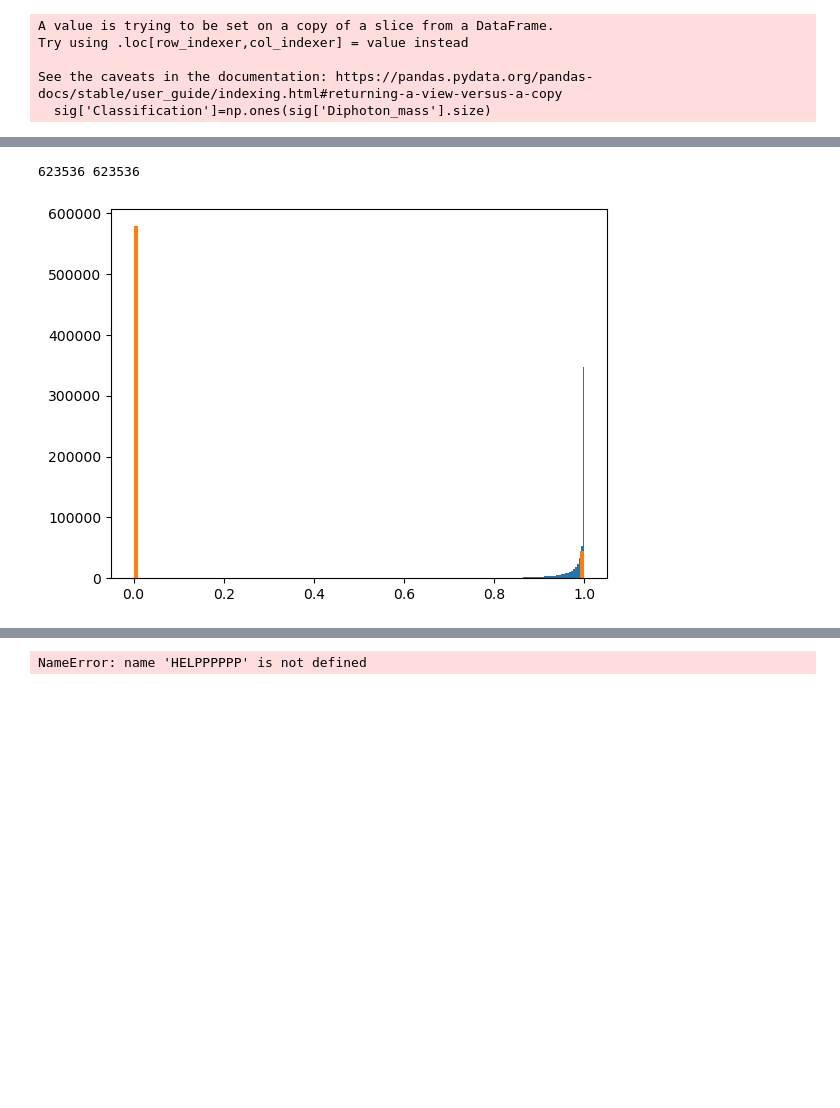
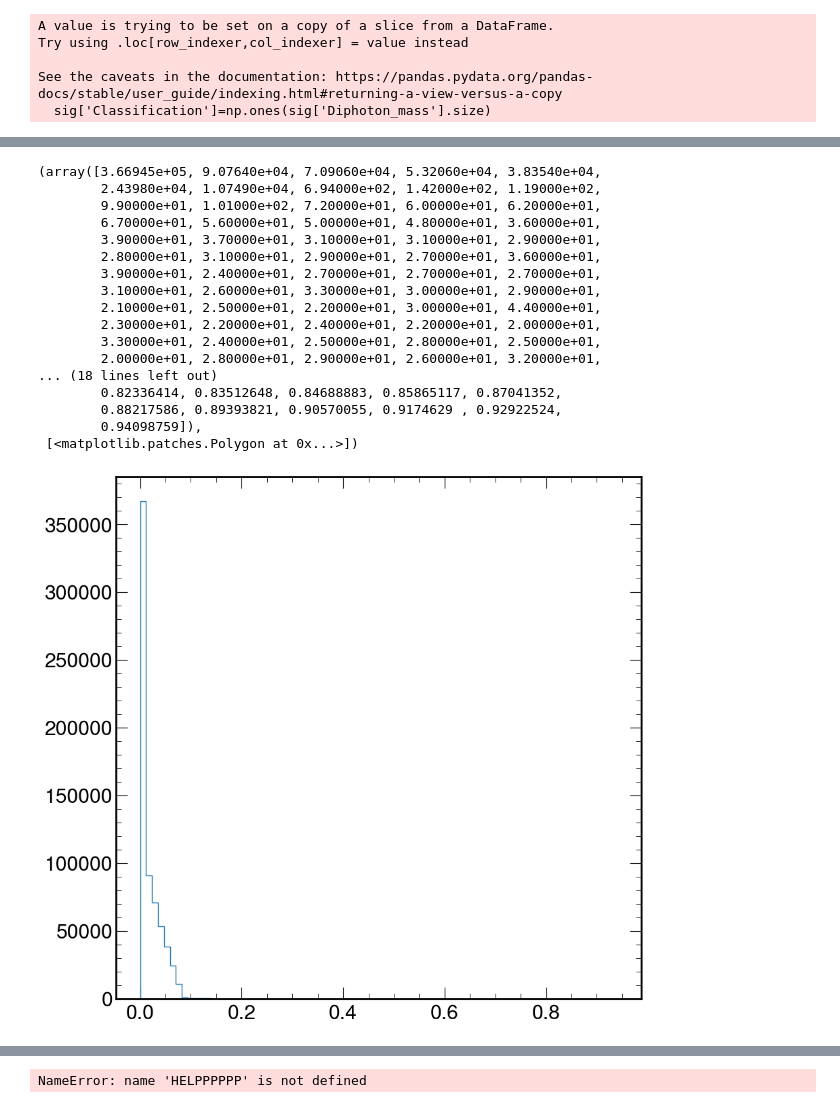
Before and after one commit to GanelNallamilli/CMS_Physics_PNN, a Jupyter notebook: JupNeuralNetwork.ipynb, the cells around one changed output, grey strips where cells are left out. Cells and saved outputs as stored; diff of their text form; code cells hidden in the pictures; blank space fills up the shorter version.

```diff
--- a/JupNeuralNetwork.ipynb
+++ b/JupNeuralNetwork.ipynb
@@ -7,6 +7,9 @@ import matplotlib.pyplot as plt
 import pandas as pd
 from sklearn.model_selection import train_test_split
 import numpy as np
+import mplhep as hep
+hep.style.use("CMS")
+
 
 df = pd.read_parquet(r'C:\Users\drpla\Desktop\ICL-PHYSICS-YEAR-4\Masters Project\Data\New folder\merged_nominal.parquet')
 
@@ -14,7 +17,7 @@ with open(r'C:\Users\drpla\Desktop\ICL-PHYSICS-YEAR-4\Masters Project\Data\New f
   proc_dict = json.load(f)["sample_id_map"]
 
 
-sig = df[df.process_id == proc_dict["GluGluToRadionToHHTo2G2Tau_M-300"]] # just one signal process, mass of X is 1000 GeV
+sig = df[df.process_id == proc_dict["GluGluToRadionToHHTo2G2Tau_M-1000"]] # just one signal process, mass of X is 1000 GeV
 sig['Classification']=np.ones(sig['Diphoton_mass'].size)
 #bkg = df[df.process_id == proc_dict["DiPhoton"]] # just one of the background processes
 # %% [output]
@@ -93,4 +174,4 @@ def weightedBCELoss(input, target, weight):
 # %%
-model = SimpleNN(10,20,1)
+model = SimpleNN()
 # %%
 trained=model.forward(train_features_tensor)
@@ -96,0 +180,20 @@ trained=model.forward(train_features_tensor)
+# %%
+optimizer = optim.Adam(model.parameters(), lr=0.001)
+lossdata=[]
+epochs=20
+epochlist=[]
+for i in range(0,20):
+    epochlist.append(i+1)
+for i in range(0,epochs):
+    trained=model.forward(train_features_tensor)
+    loss=model.batch_weightedBCELoss(trained,train_labels_tensor,train_weights_tensor,1024)
+    lossdata.append(loss.item())
+    optimizer.zero_grad()
+    loss.backward()
+    optimizer.step()
+    print(f'For Epoch {i+1}: Loss = {loss}')
+figure=plt.figure()
+plt.plot(epochlist,lossdata)
+plt.xlabel('Epoch')
+plt.ylabel('Loss')
+plt.show()
@@ -97,7 +230,23 @@ trained=model.forward(train_features_tensor)
 # %%
-plt.hist(trained.squeeze().tolist(),bins=100)
-plt.hist(train_labels_tensor.squeeze().tolist(),bins=100)
+plt.hist(trained.squeeze().tolist(),bins=80,label='predicted',histtype="step")
+#plt.hist(train_labels_tensor.tolist(),bins=80,label='output',histtype="step")
 # %% [output]
-623536 623536
+(array([3.66945e+05, 9.07640e+04, 7.09060e+04, 5.32060e+04, 3.83540e+04,
+        2.43980e+04, 1.07490e+04, 6.94000e+02, 1.42000e+02, 1.19000e+02,
+        9.90000e+01, 1.01000e+02, 7.20000e+01, 6.00000e+01, 6.20000e+01,
+        6.70000e+01, 5.60000e+01, 5.00000e+01, 4.80000e+01, 3.60000e+01,
+        3.90000e+01, 3.70000e+01, 3.10000e+01, 3.10000e+01, 2.90000e+01,
+        2.80000e+01, 3.10000e+01, 2.90000e+01, 2.70000e+01, 3.60000e+01,
+        3.90000e+01, 2.40000e+01, 2.70000e+01, 2.70000e+01, 2.70000e+01,
+        3.10000e+01, 2.60000e+01, 3.30000e+01, 3.00000e+01, 2.90000e+01,
+        2.10000e+01, 2.50000e+01, 2.20000e+01, 3.00000e+01, 4.40000e+01,
+        2.30000e+01, 2.20000e+01, 2.40000e+01, 2.20000e+01, 2.00000e+01,
+        3.30000e+01, 2.40000e+01, 2.50000e+01, 2.80000e+01, 2.50000e+01,
+        2.00000e+01, 2.80000e+01, 2.90000e+01, 2.60000e+01, 3.20000e+01,
+... (18 lines left out)
+        0.82336414, 0.83512648, 0.84688883, 0.85865117, 0.87041352,
+        0.88217586, 0.89393821, 0.90570055, 0.9174629 , 0.92922524,
+        0.94098759]),
+ [<matplotlib.patches.Polygon at 0x...>])
-[figure, old version]
+[figure, new version]
 # %%
```
Also changed, not shown: parts of 27 cells of this notebook, 1 other file.
